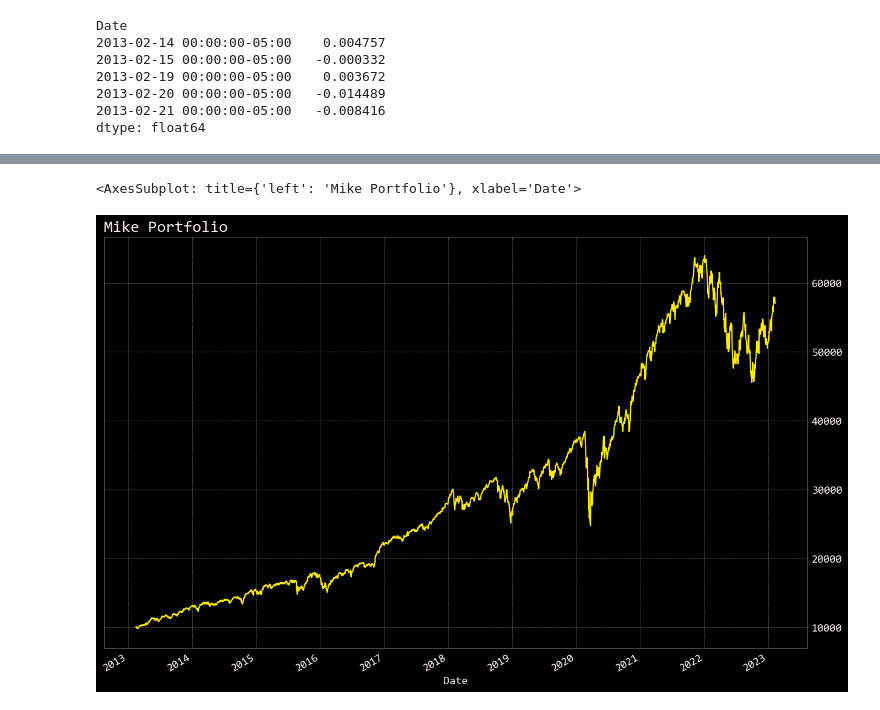
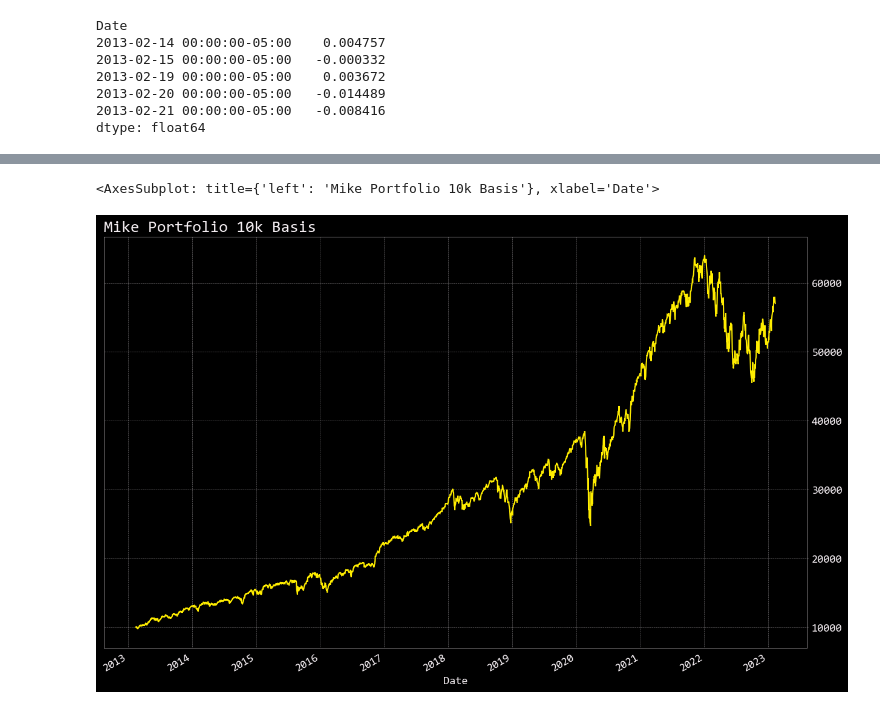
Before and after one commit to omarmoreta/Fintech_Project_1, a Jupyter notebook: Portfolios/Mike_portfolio.ipynb, the cells around one changed output, grey strips where cells are left out. Saved outputs shown, nothing was run; the diff lists cells and outputs as text; code cells hidden in the pictures.

```diff
--- a/Portfolios/Mike_portfolio.ipynb
+++ b/Portfolios/Mike_portfolio.ipynb
@@ -110,11 +115,11 @@ cum_returns.plot(
 # %%
 #cumulative returns for 10k investment
 initial_investment = 10000
 cum_returns = (1 + portfolio_weighted_returns).cumprod()
 (initial_investment * cum_returns).plot(
-    title = "Mike Portfolio",
+    title = "Mike Portfolio 10k Basis",
     figsize = (15, 10)
 )
 # %% [output]
-<AxesSubplot: title={'left': 'Mike Portfolio'}, xlabel='Date'>
+<AxesSubplot: title={'left': 'Mike Portfolio 10k Basis'}, xlabel='Date'>
-[figure, old version]
+[figure, new version]
```
Also changed, not shown: parts of 16 cells of this notebook.
